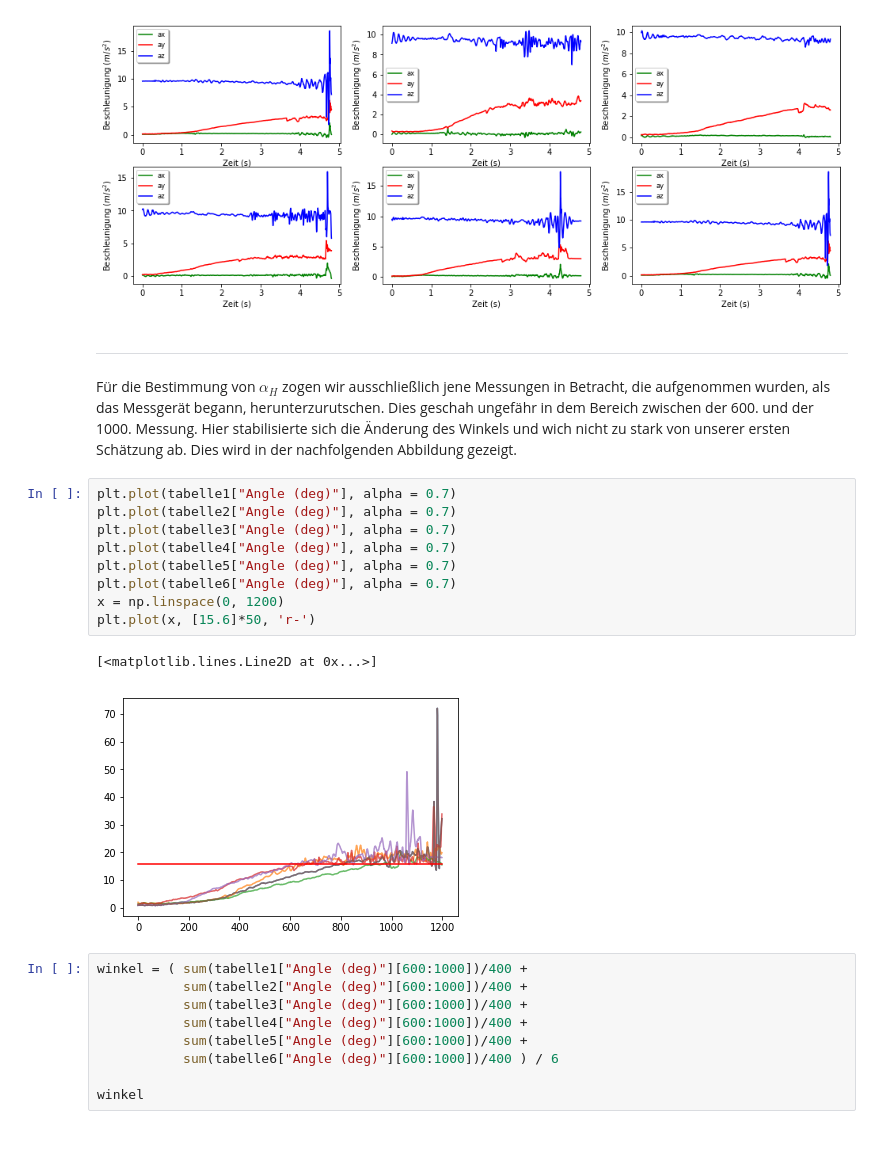
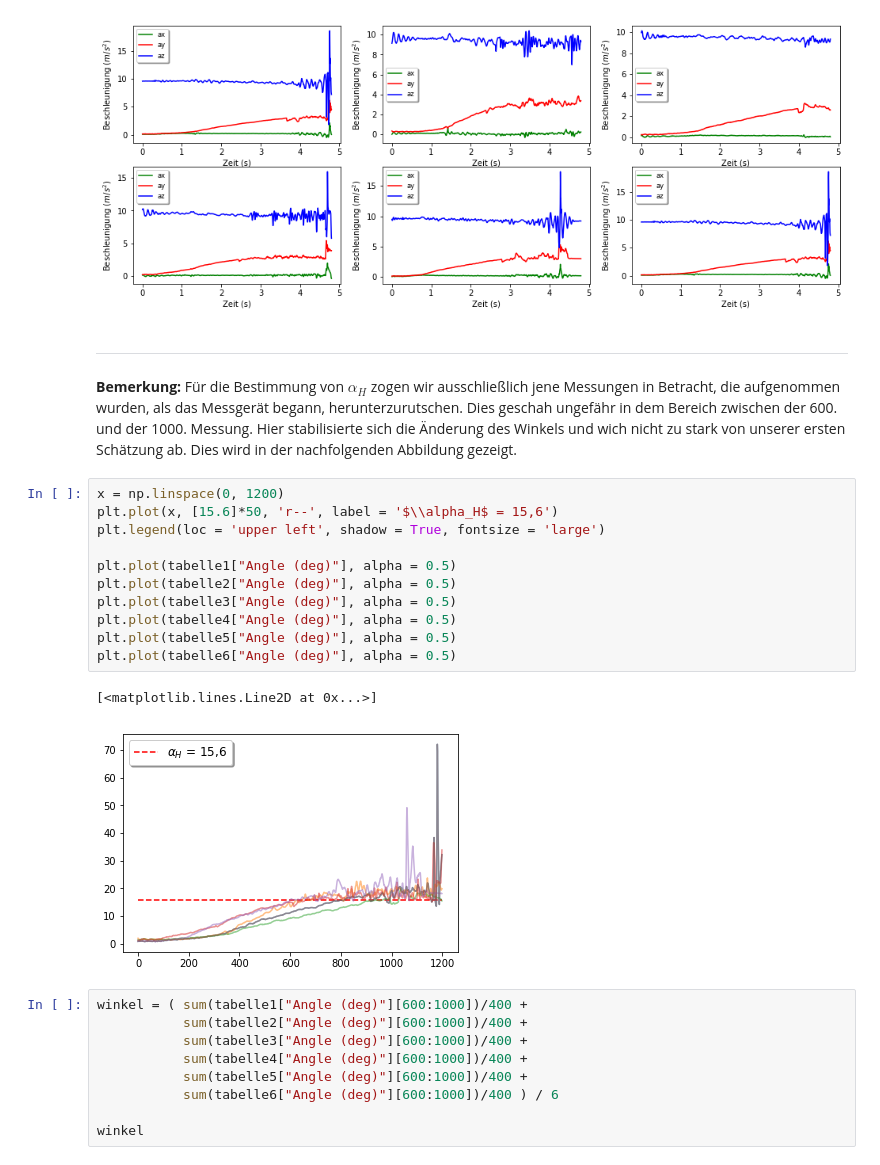
Before and after one commit to allgebrist/physik-praktikum, a Jupyter notebook: 8. Schiefe Ebene mit Reibung.ipynb, the cells around one changed output. Drawn from its saved outputs; the diff is of its cells as text.

```diff
--- a/8. Schiefe Ebene mit Reibung.ipynb
+++ b/8. Schiefe Ebene mit Reibung.ipynb
@@ -135,19 +135,21 @@ for ax in axs.flat:
 # %% [markdown]
 ---
 
-Für die Bestimmung von $\alpha_H$ zogen wir ausschließlich jene Messungen in Betracht, die aufgenommen wurden, als das Messgerät begann, herunterzurutschen. Dies geschah ungefähr in dem Bereich zwischen der 600. und der 1000. Messung. Hier stabilisierte sich die Änderung des Winkels und wich nicht zu stark von unserer ersten Schätzung ab. Dies wird in der nachfolgenden Abbildung gezeigt.
+**Bemerkung:** Für die Bestimmung von $\alpha_H$ zogen wir ausschließlich jene Messungen in Betracht, die aufgenommen wurden, als das Messgerät begann, herunterzurutschen. Dies geschah ungefähr in dem Bereich zwischen der 600. und der 1000. Messung. Hier stabilisierte sich die Änderung des Winkels und wich nicht zu stark von unserer ersten Schätzung ab. Dies wird in der nachfolgenden Abbildung gezeigt.
-# %%
-plt.plot(tabelle1["Angle (deg)"], alpha = 0.7)
-plt.plot(tabelle2["Angle (deg)"], alpha = 0.7)
-plt.plot(tabelle3["Angle (deg)"], alpha = 0.7)
-plt.plot(tabelle4["Angle (deg)"], alpha = 0.7)
-plt.plot(tabelle5["Angle (deg)"], alpha = 0.7)
-plt.plot(tabelle6["Angle (deg)"], alpha = 0.7)
-x = np.linspace(0, 1200)
-plt.plot(x, [15.6]*50, 'r-')
-# %% [output]
-[<matplotlib.lines.Line2D at 0x...>]
-[figure, removed]
+# %%
+x = np.linspace(0, 1200)
+plt.plot(x, [15.6]*50, 'r--', label = '$\\alpha_H$ = 15,6')
+plt.legend(loc = 'upper left', shadow = True, fontsize = 'large')
+
+plt.plot(tabelle1["Angle (deg)"], alpha = 0.5)
+plt.plot(tabelle2["Angle (deg)"], alpha = 0.5)
+plt.plot(tabelle3["Angle (deg)"], alpha = 0.5)
+plt.plot(tabelle4["Angle (deg)"], alpha = 0.5)
+plt.plot(tabelle5["Angle (deg)"], alpha = 0.5)
+plt.plot(tabelle6["Angle (deg)"], alpha = 0.5)
+# %% [output]
+[<matplotlib.lines.Line2D at 0x...>]
+[figure, added]
 # %%
 winkel = ( sum(tabelle1["Angle (deg)"][600:1000])/400 +
            sum(tabelle2["Angle (deg)"][600:1000])/400 +
```
